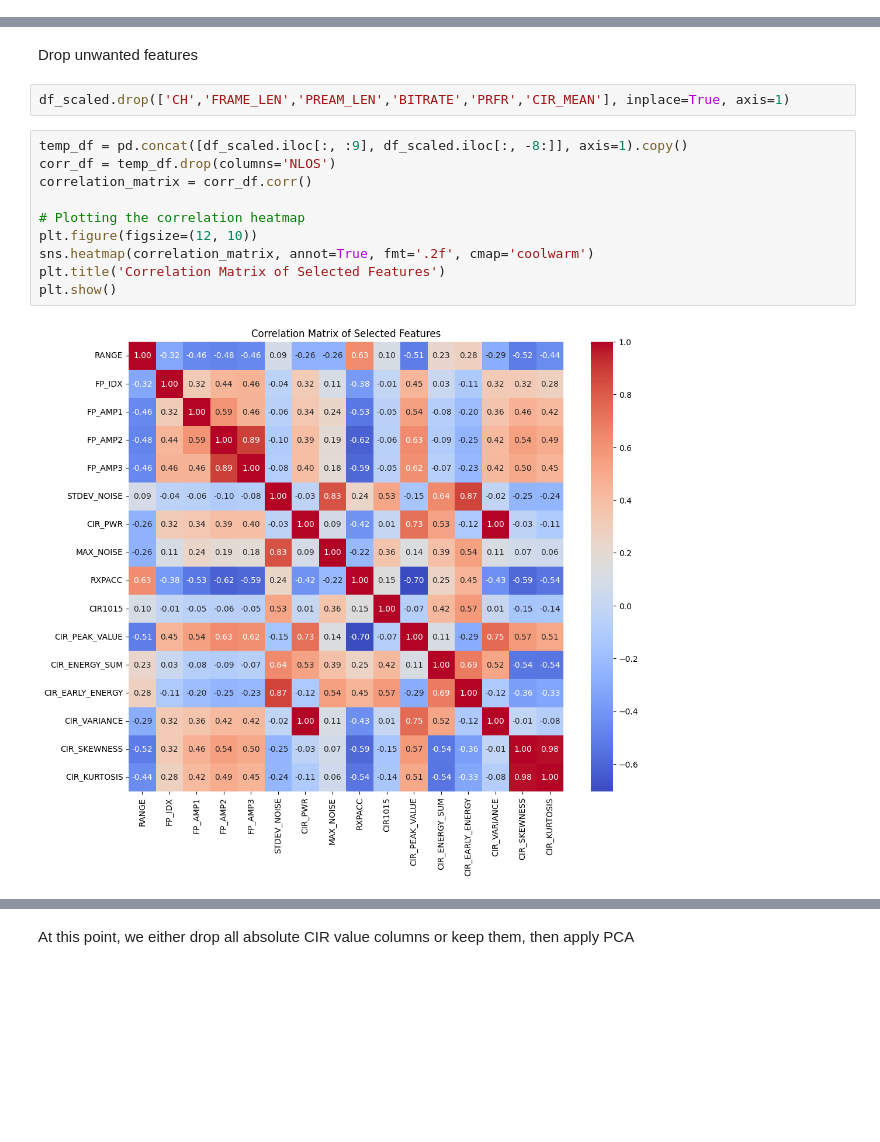
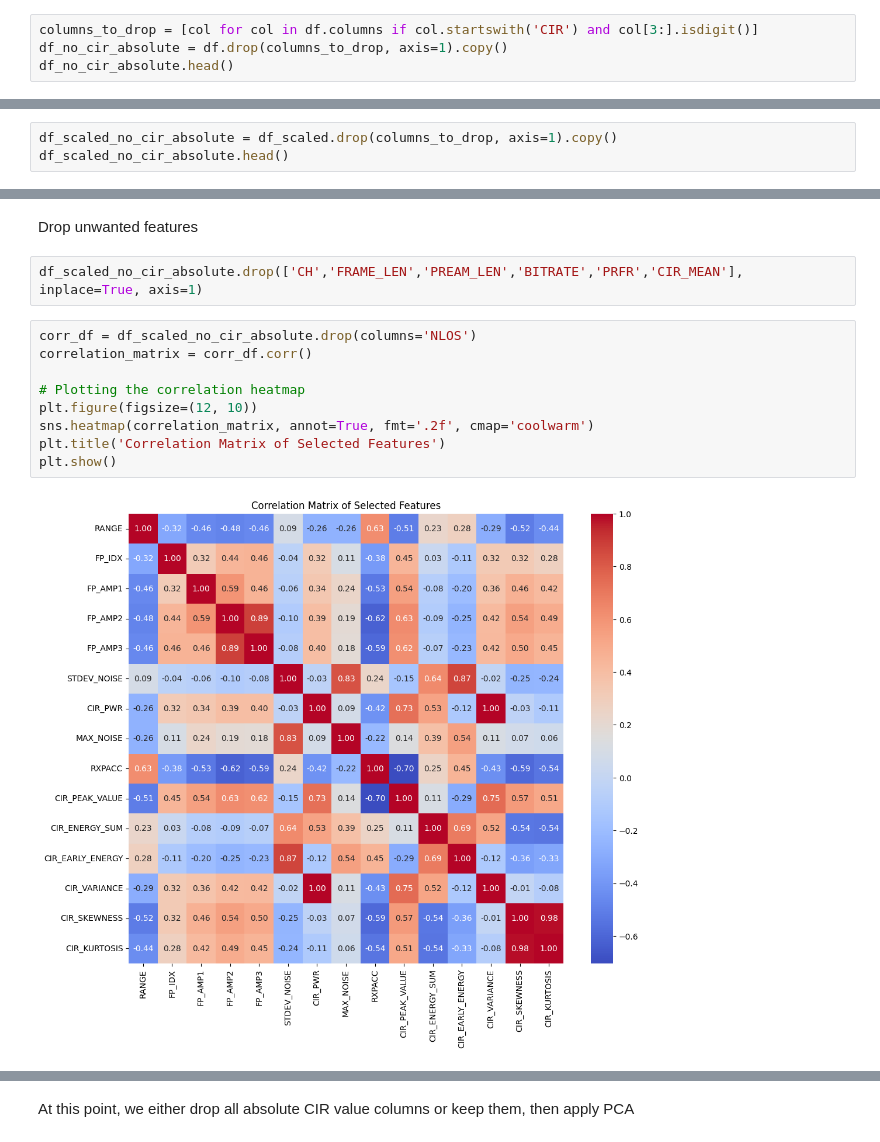
Before and after one commit to ptrpfa/UWB-LOS-NLOS-Classification, a Jupyter notebook: preprocessing.ipynb, the cells around one changed output, grey strips where cells are left out. Cells and saved outputs as stored; diff of their text form; blank space fills up the shorter version.

```diff
--- a/preprocessing.ipynb
+++ b/preprocessing.ipynb
@@ -274,2 +431,6 @@ plt.show()
 # %% [markdown]
 Step 5. Feature scaling
+# %%
+columns_to_drop = [col for col in df.columns if col.startswith('CIR') and col[3:].isdigit()]
+df_no_cir_absolute = df.drop(columns_to_drop, axis=1).copy()
+df_no_cir_absolute.head()
@@ -296,3 +465,6 @@ df_scaled.head()
 | 3 | -0.149205 | 0.964675 | 0.069434 | -0.482612 | -0.718970 | 0.126726 | -0.212049 | -0.324669 | 1.329048 | 0.0 | ... |
 | 4 | -1.121213 | 0.076767 | 1.801780 | 1.069664 | 0.433443 | -0.146138 | 0.323727 | 0.734689 | -1.109168 | 0.0 | ... |
 5 rows × 1038 columns
+# %%
+df_scaled_no_cir_absolute = df_scaled.drop(columns_to_drop, axis=1).copy()
+df_scaled_no_cir_absolute.head()
@@ -354,19 +533,18 @@ feature_importance_df.head(20)
 # %% [markdown]
 Drop unwanted features
 # %%
-df_scaled.drop(['CH','FRAME_LEN','PREAM_LEN','BITRATE','PRFR','CIR_MEAN'], inplace=True, axis=1)
+df_scaled_no_cir_absolute.drop(['CH','FRAME_LEN','PREAM_LEN','BITRATE','PRFR','CIR_MEAN'], inplace=True, axis=1)
 # %%
-temp_df = pd.concat([df_scaled.iloc[:, :9], df_scaled.iloc[:, -8:]], axis=1).copy()
-corr_df = temp_df.drop(columns='NLOS')
+corr_df = df_scaled_no_cir_absolute.drop(columns='NLOS')
 correlation_matrix = corr_df.corr()
 
 # Plotting the correlation heatmap
 plt.figure(figsize=(12, 10))
 sns.heatmap(correlation_matrix, annot=True, fmt='.2f', cmap='coolwarm')
 plt.title('Correlation Matrix of Selected Features')
 plt.show()
 # %% [output]
-[figure, old version]
+[figure, new version]
 # %%
 from sklearn.ensemble import RandomForestClassifier
 
```
Also changed, not shown: parts of 35 cells of this notebook, 4 other files.
